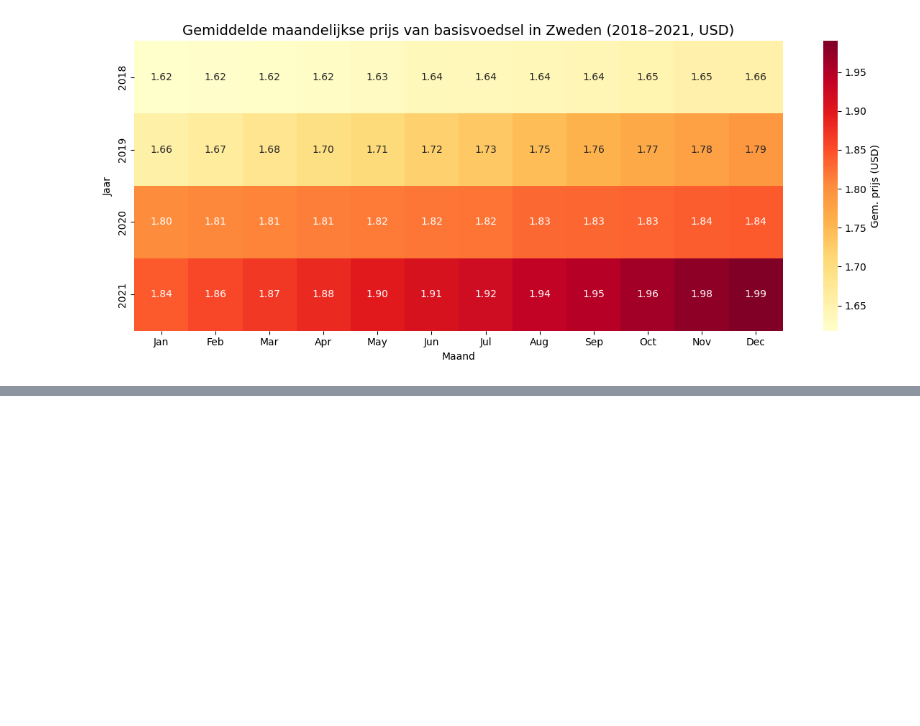
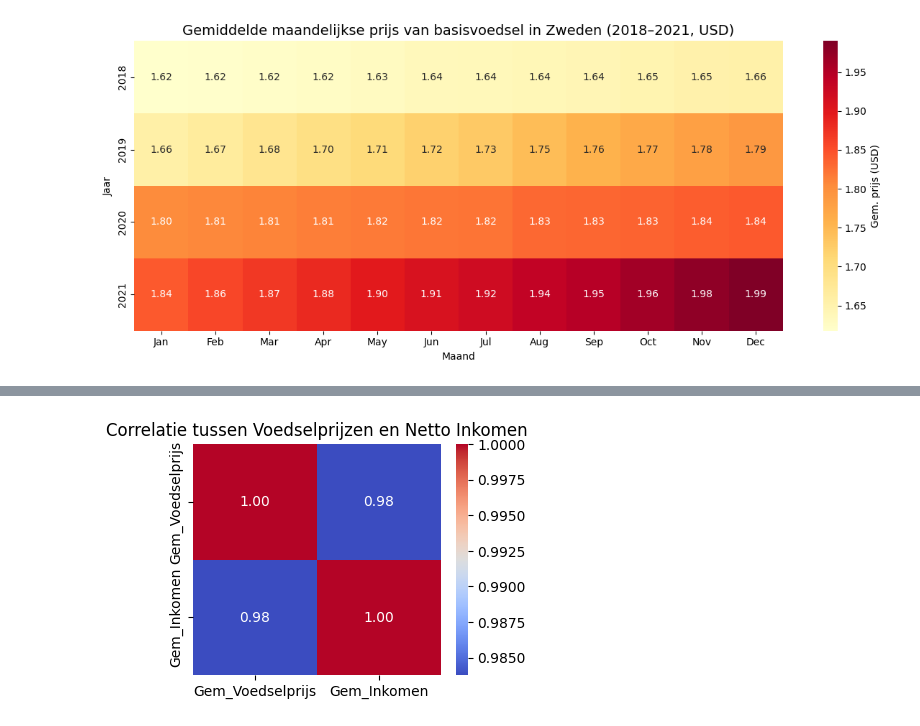
Before and after one commit to prox05/IV-KI-2025, a Jupyter notebook: docs/visualisation.ipynb, the cells around one changed output, grey strips where cells are left out. Saved outputs shown, nothing was run; the diff lists cells and outputs as text; code cells hidden in the pictures; blank space fills up the shorter version.

```diff
--- a/docs/visualisation.ipynb
+++ b/docs/visualisation.ipynb
@@ -320,0 +365,34 @@ plt.show()
+# %%
+import seaborn as sns
+import pandas as pd
+import matplotlib.pyplot as plt
+
+
+df.columns = df.columns.str.strip()
+df_annual_net_earnings.columns = df_annual_net_earnings.columns.str.strip()
+
+
+avg_price_per_year = df.groupby('Year')['Average Price'].mean()
+avg_income_per_year = df_annual_net_earnings.groupby('TIME_PERIOD')['OBS_VALUE'].mean()
+
+
+avg_price_per_year.index = avg_price_per_year.index.astype(int)
+avg_income_per_year.index = avg_income_per_year.index.astype(int)
+
+
+merged_df = pd.DataFrame({
+    'Jaar': avg_price_per_year.index,
+    'Gem_Voedselprijs': avg_price_per_year.values,
+    'Gem_Inkomen': avg_income_per_year.reindex(avg_price_per_year.index).values
+})
+
+
+corr_matrix = merged_df[['Gem_Voedselprijs', 'Gem_Inkomen']].corr()
+
+
+plt.figure(figsize=(4,3))
+sns.heatmap(corr_matrix, annot=True, cmap='coolwarm', fmt=".2f")
+plt.title('Correlatie tussen Voedselprijzen en Netto Inkomen')
+plt.show()
+# %% [output]
+[figure, added]
```
Also changed, not shown: parts of 1 cell of this notebook.
